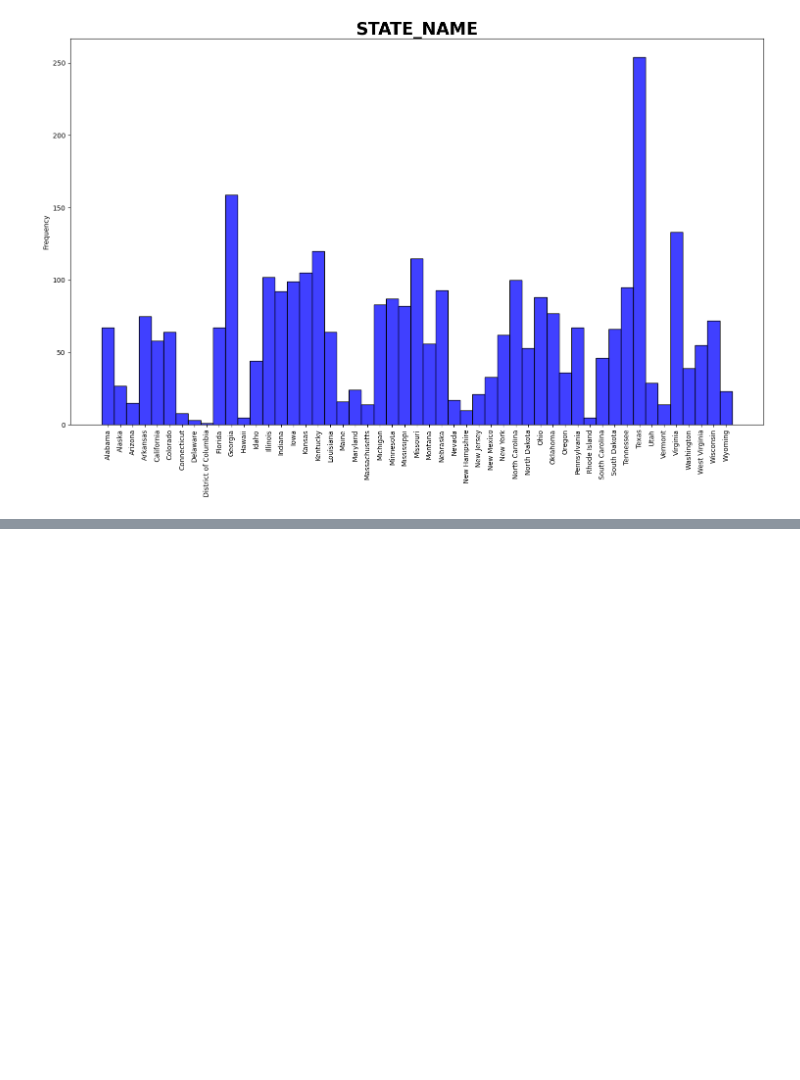
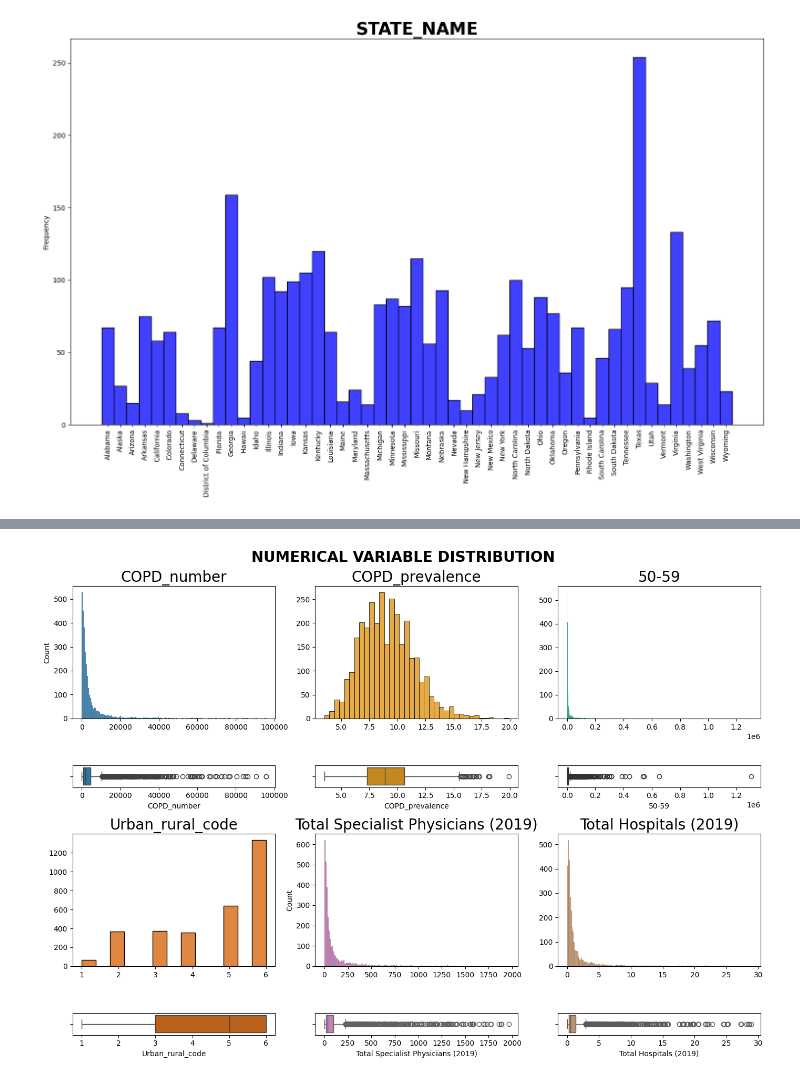
Before and after one commit to PeyraHub/EDA-Regularized-Linear-Regression-demographic_health_data, a Jupyter notebook: src/explore.ipynb, the cells around one changed output, grey strips where cells are left out. Cells and saved outputs as stored; diff of their text form; code cells hidden in the pictures; blank space fills up the shorter version.

```diff
--- a/src/explore.ipynb
+++ b/src/explore.ipynb
@@ -153,0 +166,34 @@ plt.show()
+# %%
+# 3.3.1 HISTOGRAM & BOXPLOT
+fig, axis = plt.subplots(4, 3, figsize = (14, 10), gridspec_kw = {"height_ratios": [6, 1, 6, 1]})
+fig.suptitle("NUMERICAL VARIABLE DISTRIBUTION", fontsize=20, fontweight='bold')
+
+sns.histplot(ax = axis[0, 0], data = df_num[df_num["COPD_number"] < 100000], x = "COPD_number").set(xlabel = None)
+sns.boxplot(ax = axis[1, 0], data = df_num[df_num["COPD_number"] < 100000], x = "COPD_number")
+
+sns.histplot(ax = axis[0, 1], data = df_num, x = "COPD_prevalence", color=sns.color_palette("colorblind")[1]).set(xlabel = None, ylabel = None)
+sns.boxplot(ax = axis[1, 1], data = df_num, x = "COPD_prevalence", color=sns.color_palette("colorblind")[1])
+
+sns.histplot(ax = axis[0, 2], data = df_num, x = "50-59", color=sns.color_palette("colorblind")[2]).set(xlabel = None, ylabel = None)
+sns.boxplot(ax = axis[1, 2], data = df_num, x = "50-59", color=sns.color_palette("colorblind")[2])
+
+sns.histplot(ax = axis[2, 0], data = df_num, x = "Urban_rural_code", color=sns.color_palette("colorblind")[3]).set(xlabel = None, ylabel = None)
+sns.boxplot(ax = axis[3, 0], data = df_num, x = "Urban_rural_code", color=sns.color_palette("colorblind")[3])
+
+sns.histplot(ax = axis[2, 1], data = df_num[df_num["Total Specialist Physicians (2019)"] < 2000], x = "Total Specialist Physicians (2019)", color=sns.color_palette("colorblind")[4]).set(xlabel = None)
+sns.boxplot(ax = axis[3, 1], data = df_num[df_num["Total Specialist Physicians (2019)"] < 2000], x = "Total Specialist Physicians (2019)", color=sns.color_palette("colorblind")[4])
+
+sns.histplot(ax = axis[2, 2], data = df_num[df_num["Total Hospitals (2019)"] < 30], x = "Total Hospitals (2019)", color=sns.color_palette("colorblind")[5]).set(xlabel = None, ylabel = None)
+sns.boxplot(ax = axis[3, 2], data = df_num[df_num["Total Hospitals (2019)"] < 30], x = "Total Hospitals (2019)", color=sns.color_palette("colorblind")[5])
+
+axis[0, 0].set_title("COPD_number", fontsize=20)
+axis[0, 1].set_title("COPD_prevalence", fontsize=20)
+axis[0, 2].set_title("50-59", fontsize=20)
+axis[2, 0].set_title("Urban_rural_code", fontsize=20)
+axis[2, 1].set_title("Total Specialist Physicians (2019)", fontsize=20)
+axis[2, 2].set_title("Total Hospitals (2019)", fontsize=20)
+
+plt.tight_layout()
+plt.show()
+# %% [output]
+[figure, added]
```
Also changed, not shown: parts of 2 cells of this notebook.
